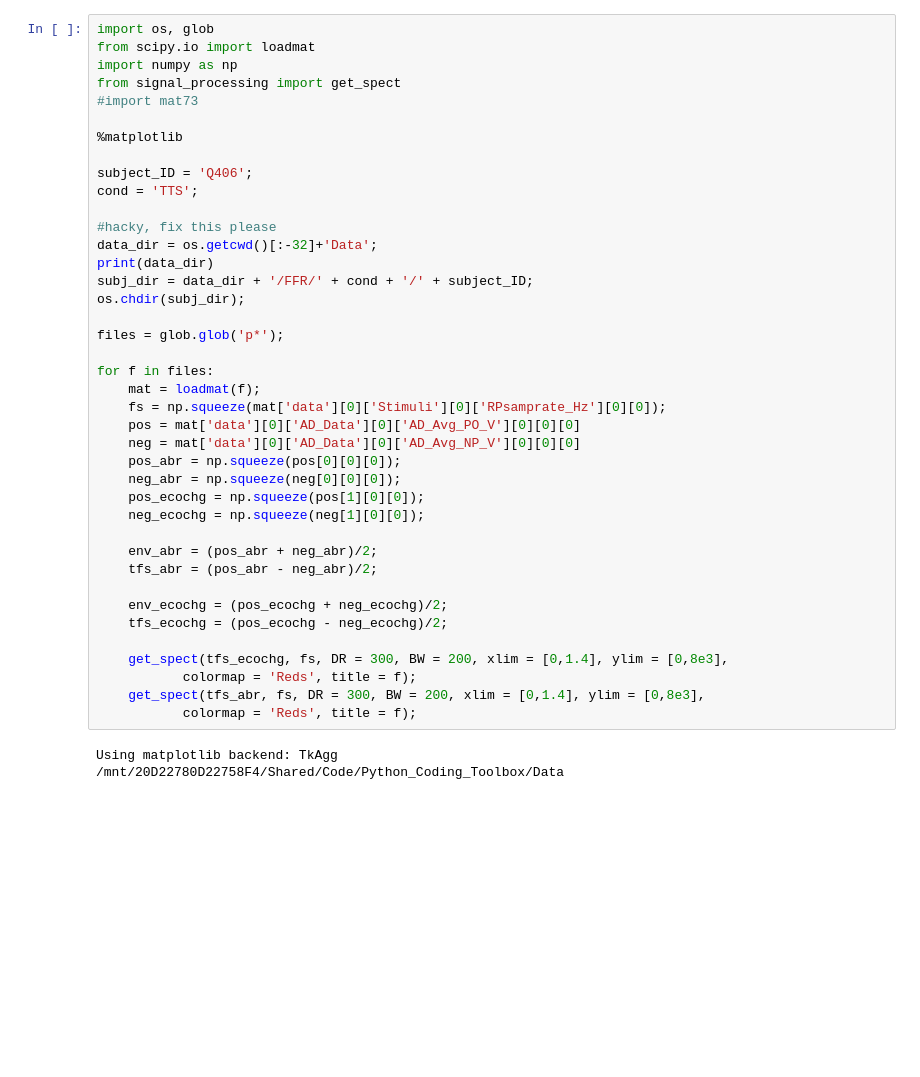
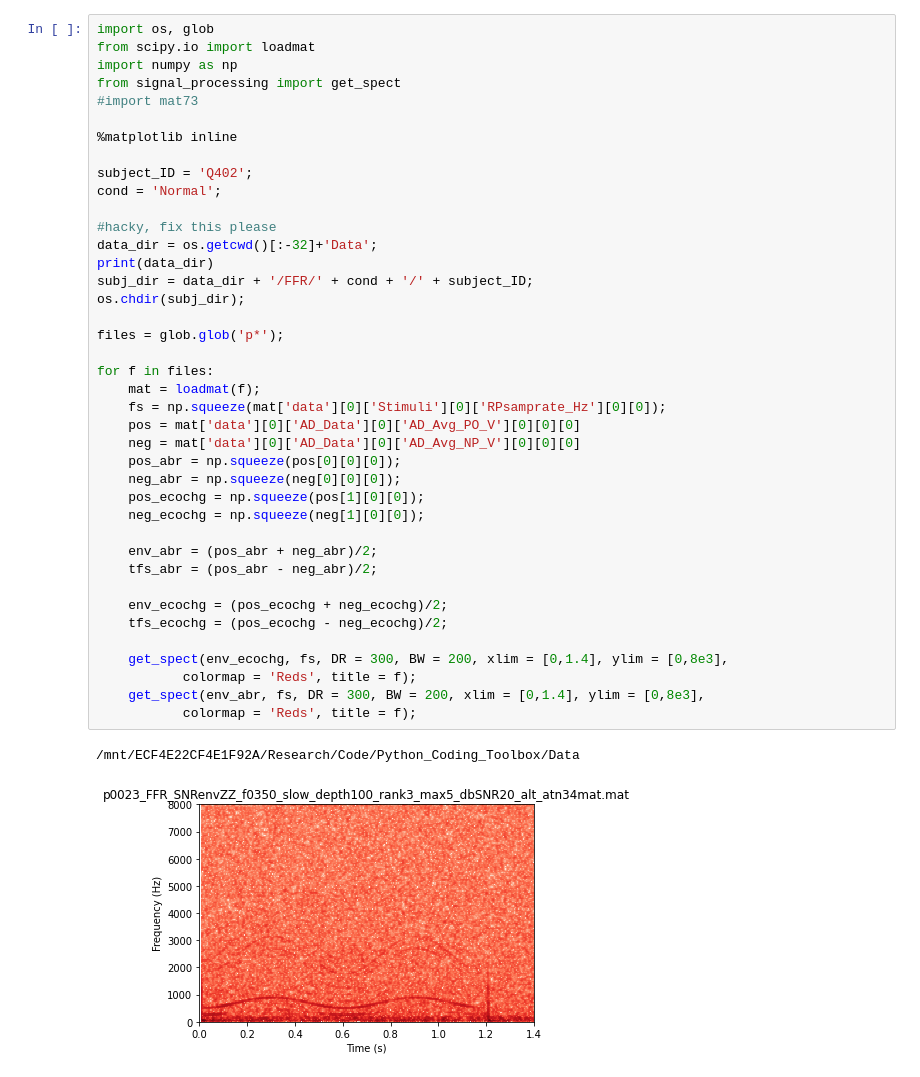
Before and after one commit to sivaprakasaman/Python_Coding_Toolbox, a Jupyter notebook: signal_processing/pitch/Analysis/FFR_Pitch_Analysis.ipynb, the cells around one changed output. Drawn from its saved outputs; the diff is of its cells as text; blank space fills up the shorter version.

```diff
--- a/signal_processing/pitch/Analysis/FFR_Pitch_Analysis.ipynb
+++ b/signal_processing/pitch/Analysis/FFR_Pitch_Analysis.ipynb
@@ -5,39 +5,39 @@ import numpy as np
 from signal_processing import get_spect
 #import mat73
 
-%matplotlib
+%matplotlib inline
 
-subject_ID = 'Q406';
-cond = 'TTS';
+subject_ID = 'Q402';
+cond = 'Normal';
 
 #hacky, fix this please
 data_dir = os.getcwd()[:-32]+'Data';
 print(data_dir)
 subj_dir = data_dir + '/FFR/' + cond + '/' + subject_ID;
 os.chdir(subj_dir);
 
 files = glob.glob('p*');
 
 for f in files:
     mat = loadmat(f);
     fs = np.squeeze(mat['data'][0]['Stimuli'][0]['RPsamprate_Hz'][0][0]);
     pos = mat['data'][0]['AD_Data'][0]['AD_Avg_PO_V'][0][0][0]
     neg = mat['data'][0]['AD_Data'][0]['AD_Avg_NP_V'][0][0][0]
     pos_abr = np.squeeze(pos[0][0][0]);
     neg_abr = np.squeeze(neg[0][0][0]);
     pos_ecochg = np.squeeze(pos[1][0][0]);
     neg_ecochg = np.squeeze(neg[1][0][0]);
 
     env_abr = (pos_abr + neg_abr)/2;
     tfs_abr = (pos_abr - neg_abr)/2;
 
     env_ecochg = (pos_ecochg + neg_ecochg)/2;
     tfs_ecochg = (pos_ecochg - neg_ecochg)/2;
 
-    get_spect(tfs_ecochg, fs, DR = 300, BW = 200, xlim = [0,1.4], ylim = [0,8e3],
+    get_spect(env_ecochg, fs, DR = 300, BW = 200, xlim = [0,1.4], ylim = [0,8e3],
            colormap = 'Reds', title = f);
-    get_spect(tfs_abr, fs, DR = 300, BW = 200, xlim = [0,1.4], ylim = [0,8e3],
+    get_spect(env_abr, fs, DR = 300, BW = 200, xlim = [0,1.4], ylim = [0,8e3],
            colormap = 'Reds', title = f);
 # %% [output]
-Using matplotlib backend: TkAgg
-/mnt/20D22780D22758F4/Shared/Code/Python_Coding_Toolbox/Data
+/mnt/ECF4E22CF4E1F92A/Research/Code/Python_Coding_Toolbox/Data
+[figure, added]
```
Also changed, not shown: parts of 1 cell of this notebook, 1 other file.
